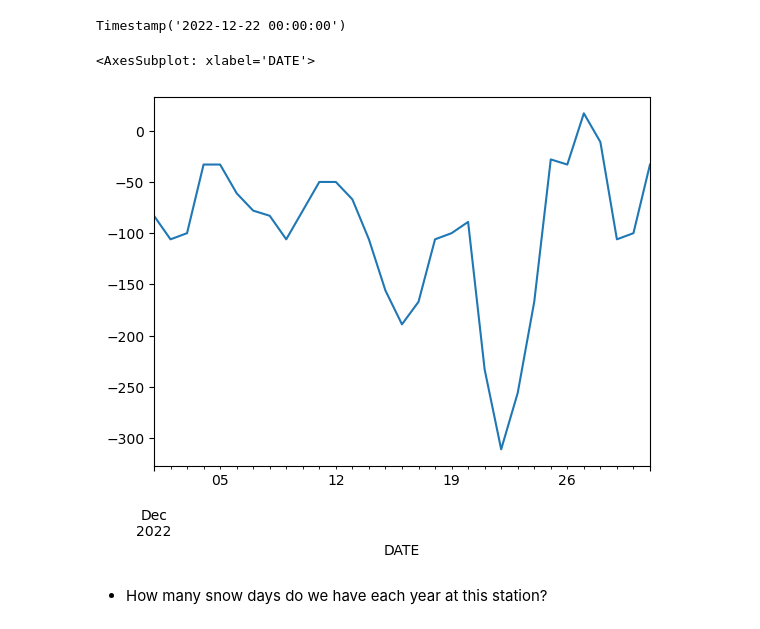
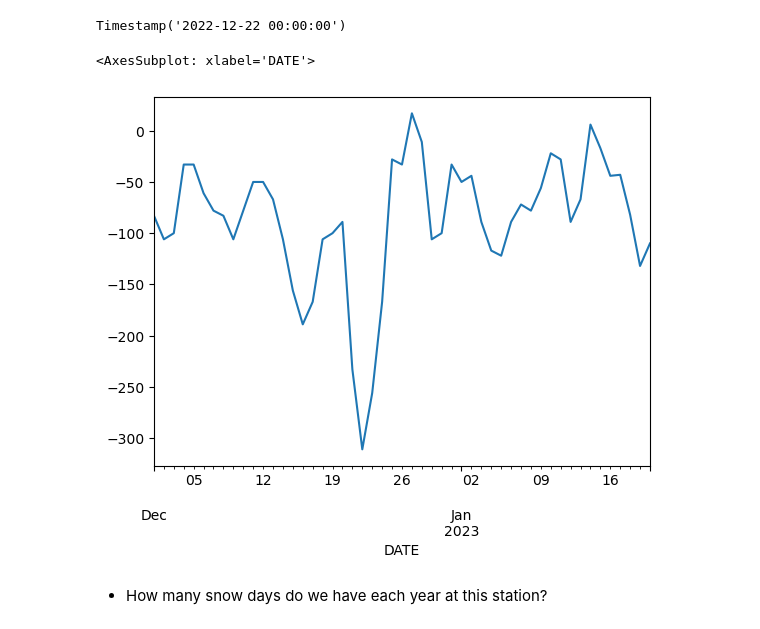
Before and after one commit to NCAR/dask-tutorial, a Jupyter notebook: notebooks/02-dask-dataframe.ipynb, the cells around one changed output. Saved outputs shown, nothing was run; the diff lists cells and outputs as text; code cells hidden in the pictures.

```diff
--- a/notebooks/02-dask-dataframe.ipynb
+++ b/notebooks/02-dask-dataframe.ipynb
@@ -186,12 +206,12 @@ For example:
 df.loc['2022-12-01':'2022-12-31'].TMIN.idxmin()
 # %% [output]
 Timestamp('2022-12-22 00:00:00')
-# %%
-# Here we easily plot the prior data using matplotlib from pandas
-df.loc['2022-12-01':'2022-12-31'].TMIN.plot()
-# %% [output]
-<AxesSubplot: xlabel='DATE'>
-[figure, removed]
+# %%
+# Here we easily plot the prior data using matplotlib from pandas
+df.loc['2022-12-01':'2023-12-31'].TMIN.plot()
+# %% [output]
+<AxesSubplot: xlabel='DATE'>
+[figure, added]
 # %% [markdown]
 * How many snow days do we have each year at this station?
 # %%
```
Also changed, not shown: parts of 55 cells of this notebook.
